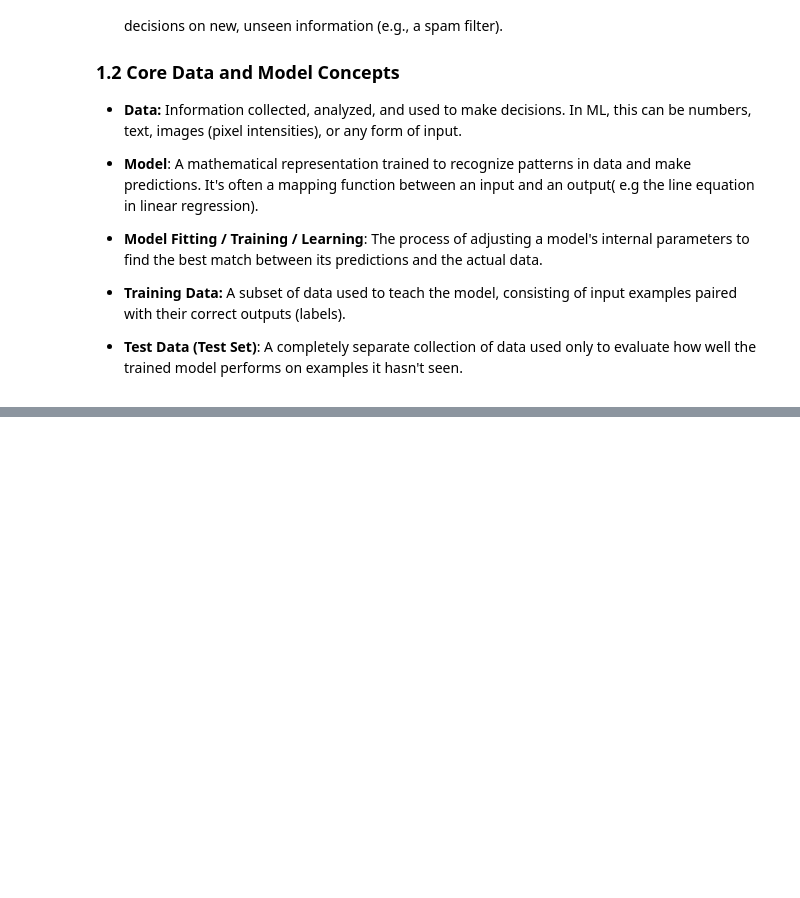
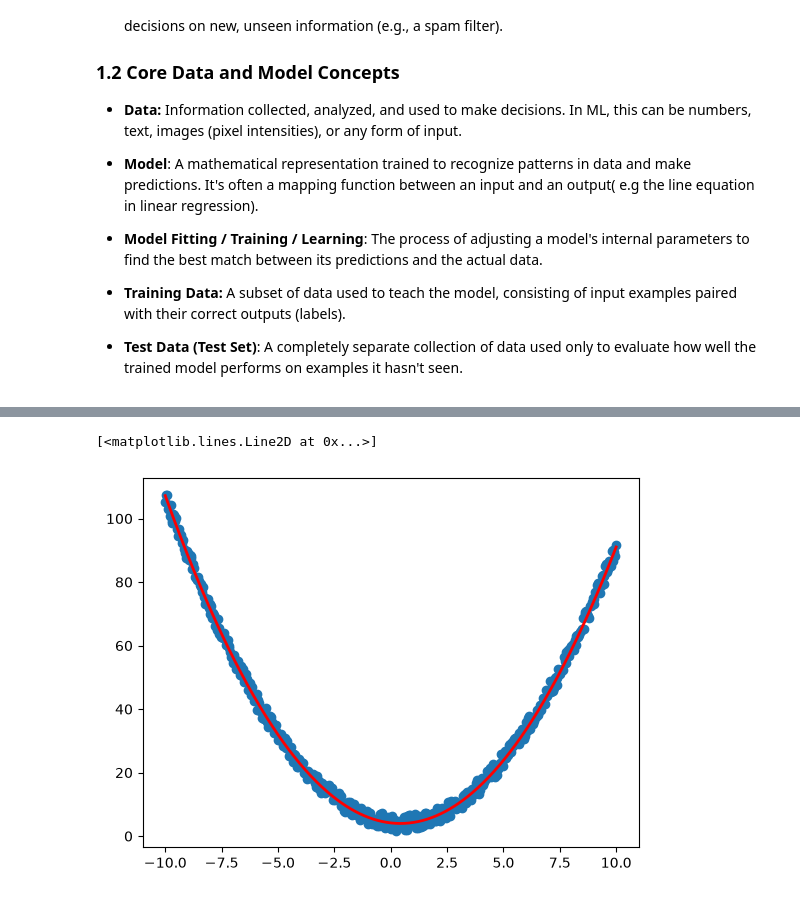
Before and after one commit to SashoVas/ArtificialIntelligenceCourse, a Jupyter notebook: 06_IntroToML.ipynb, the cells around one changed output, grey strips where cells are left out. Cells and saved outputs as stored; diff of their text form; code cells hidden in the pictures; blank space fills up the shorter version.

```diff
--- a/06_IntroToML.ipynb
+++ b/06_IntroToML.ipynb
@@ -103,0 +256,14 @@ Linear regression R^2: 0.8866666666666667
+# %%
+def engineer_features(x,power=2):
+    return np.column_stack([ x**(i+1) for i in range(power)])
+
+x_new = engineer_features(x,power=2)
+
+lr = LinearRegression(2,n_epochs=1000,learning_rate=0.00001)
+lr.fit(x_new,y)
+pred = lr.predict(x_new)
+plt.scatter(x,y)
+plt.plot(x, pred, color="red", linewidth=2, label=f"pred")
+# %% [output]
+[<matplotlib.lines.Line2D at 0x...>]
+[figure, added]
```
Also changed, not shown: parts of 22 cells of this notebook, 4 other files.
